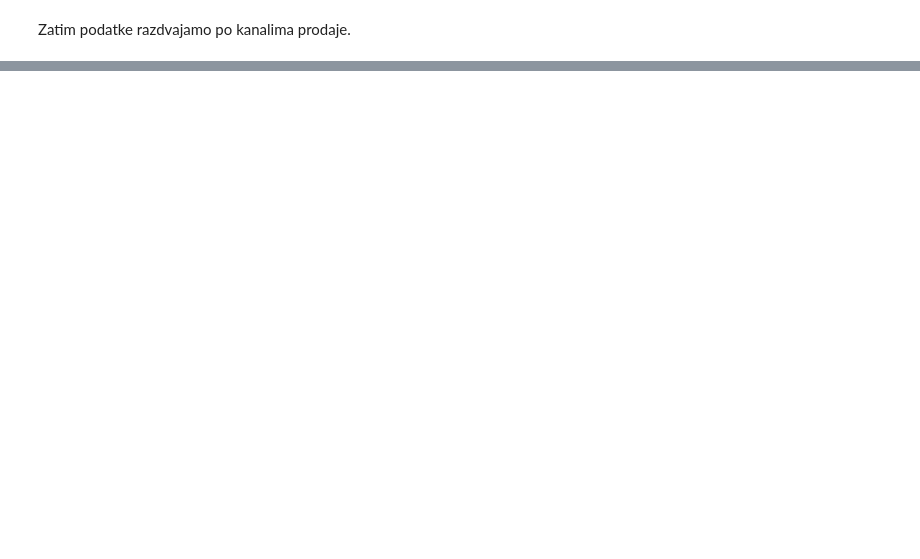
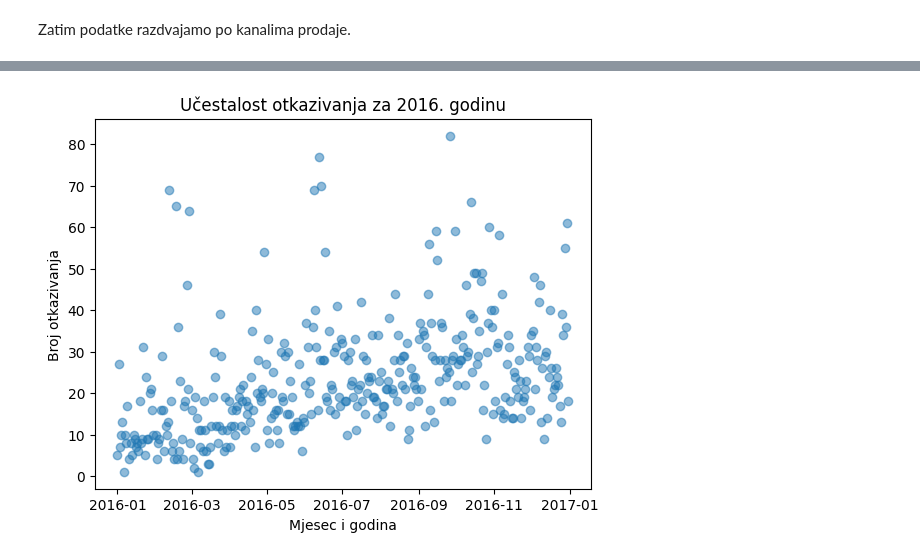
Before and after one commit to Matija-Kukic/lumen, a Jupyter notebook: data_cleanup/processing/processing_by_salesChannel/salesChannel_processing.ipynb, the cells around one changed output, grey strips where cells are left out. Drawn from its saved outputs; the diff is of its cells as text; code cells hidden in the pictures; blank space fills up the shorter version.

```diff
--- a/data_cleanup/processing/processing_by_salesChannel/salesChannel_processing.ipynb
+++ b/data_cleanup/processing/processing_by_salesChannel/salesChannel_processing.ipynb
@@ -88,0 +112,16 @@ ukupno_placeno
+# %%
+cd16 = dict()
+for date in cancelDates:
+    if date.year == 2016:
+        if date in cd16:
+            cd16[date] += 1
+        else:
+            cd16[date] = 1
+#print(cd16)
+plt.scatter(list(cd16.keys()), list(cd16.values()), alpha=0.5)
+plt.title("Učestalost otkazivanja za 2016. godinu")
+plt.xlabel("Mjesec i godina")
+plt.ylabel('Broj otkazivanja')
+plt.show()
+# %% [output]
+[figure, added]
```
Also changed, not shown: parts of 23 cells of this notebook.
